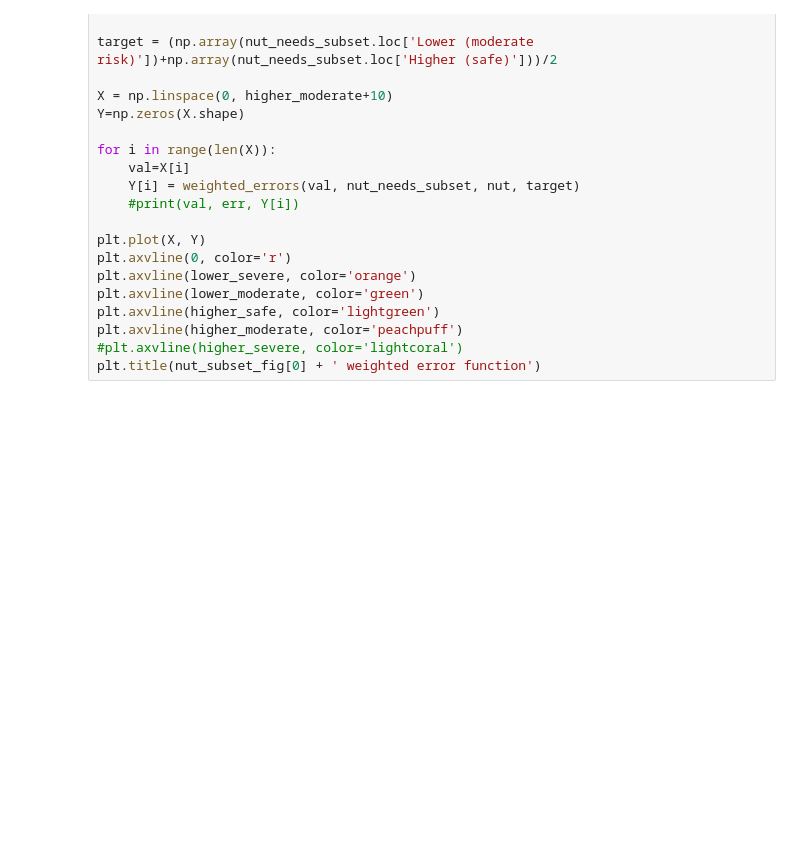
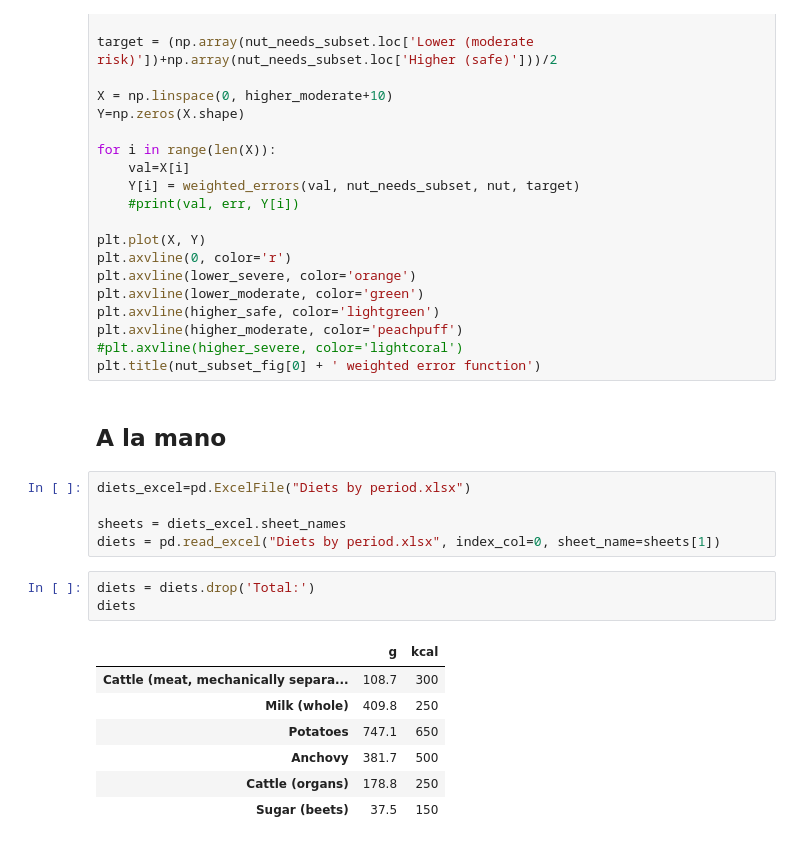
Before and after one commit to allfed/Nutrition-calculator-allfed, a Jupyter notebook: Food combinations - Optimization.ipynb, the cells around one changed output. Drawn from its saved outputs; the diff is of its cells as text; blank space fills up the shorter version.

Commit message:
updated diets

```diff
--- a/Food combinations - Optimization.ipynb
+++ b/Food combinations - Optimization.ipynb
@@ -211,3 +206,21 @@ plt.axvline(higher_safe, color='lightgreen')
 plt.axvline(higher_moderate, color='peachpuff')
 #plt.axvline(higher_severe, color='lightcoral')
 plt.title(nut_subset_fig[0] + ' weighted error function')
+# %% [markdown]
+## A la mano
+# %%
+diets_excel=pd.ExcelFile("Diets by period.xlsx")
+
+sheets = diets_excel.sheet_names
+diets = pd.read_excel("Diets by period.xlsx", index_col=0, sheet_name=sheets[1])
+# %%
+diets = diets.drop('Total:')
+diets
+# %% [output]
+|  | g | kcal |
+| Cattle (meat, mechanically separa... | 108.7 | 300 |
+| Milk (whole) | 409.8 | 250 |
+| Potatoes | 747.1 | 650 |
+| Anchovy | 381.7 | 500 |
+| Cattle (organs) | 178.8 | 250 |
+| Sugar (beets) | 37.5 | 150 |
```
Also changed, not shown: parts of 5 cells of this notebook, 3 other files.
